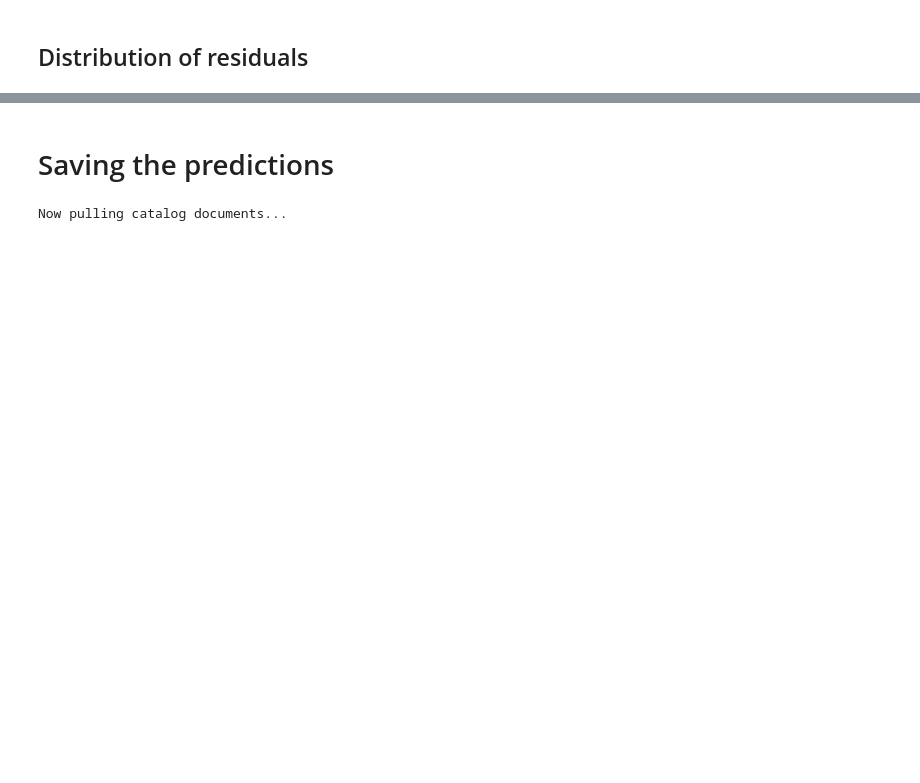
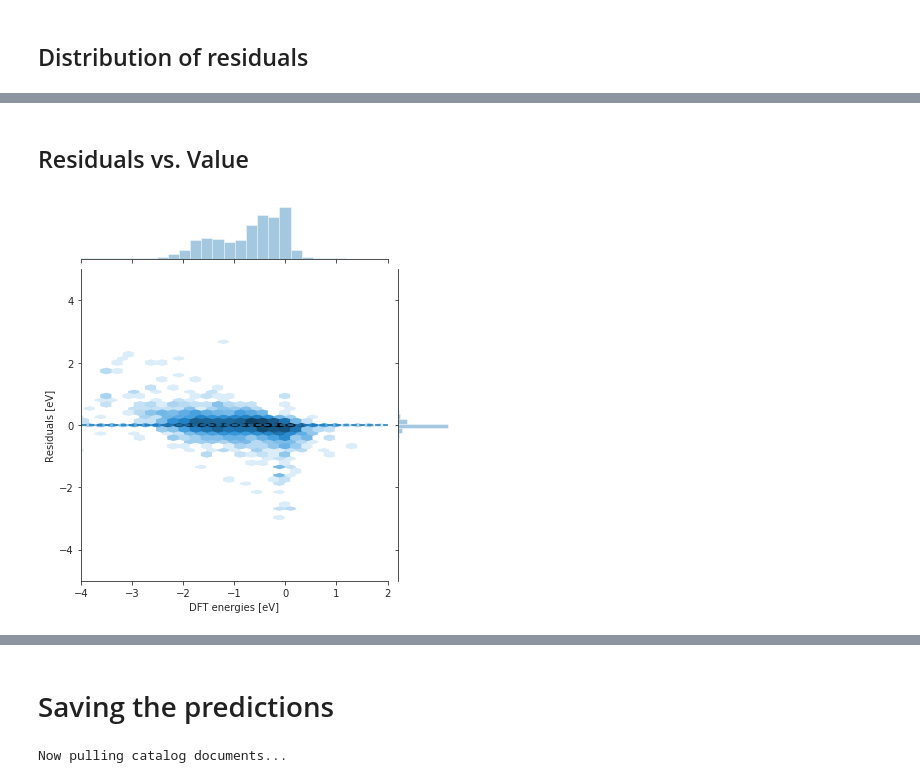
Before and after one commit to ulissigroup/GASpy_regressions, a Jupyter notebook: notebooks/model0_CO.ipynb, the cells around one changed output, grey strips where cells are left out. Saved outputs shown, nothing was run; the diff lists cells and outputs as text; code cells hidden in the pictures; blank space fills up the shorter version.

```diff
--- a/notebooks/model0_CO.ipynb
+++ b/notebooks/model0_CO.ipynb
@@ -126,0 +127,15 @@ _ = ax.set_xlim((-0.4, 0.4))
+# %% [markdown]
+## Residuals vs. Value
+# %%
+# Make the joint plot
+x_lims = (-4, 2)
+resid_lims = (-5, 5)
+grid = sns.jointplot(x='DFT energies [eV]', y='Residuals [eV]', data=df,
+                     kind='hex', bins='log')
+_ = grid.ax_joint.set_xlim(x_lims)
+_ = grid.ax_joint.set_ylim(resid_lims)
+
+# Draw a null line
+_ = grid.ax_joint.plot(x_lims, (0, 0), '--')
+# %% [output]
+[figure, added]
```
Also changed, not shown: parts of 7 cells of this notebook, 4 other files.
